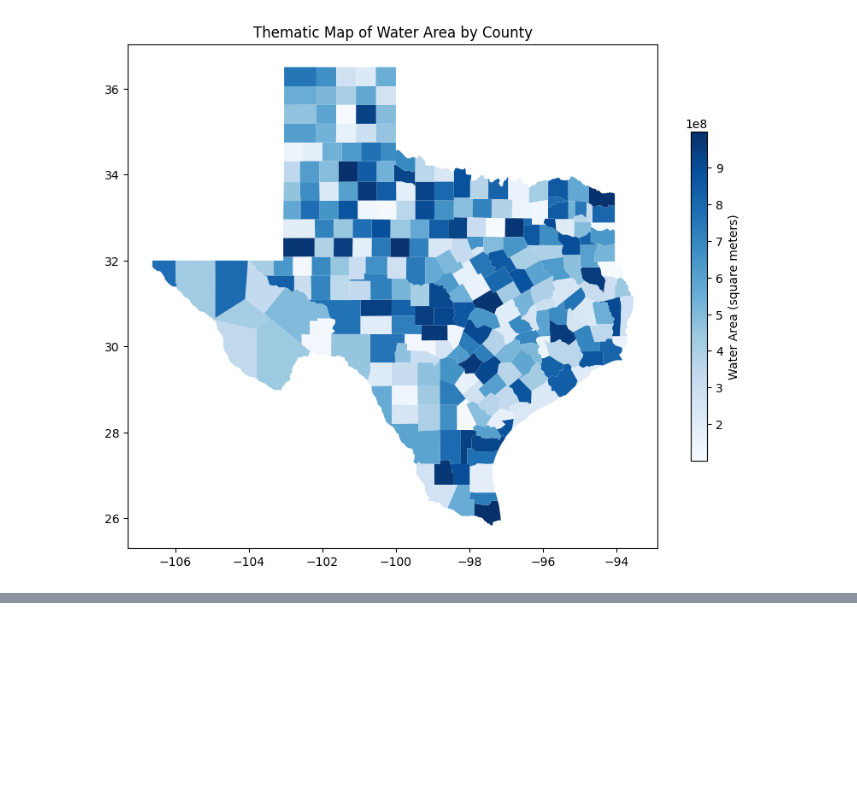
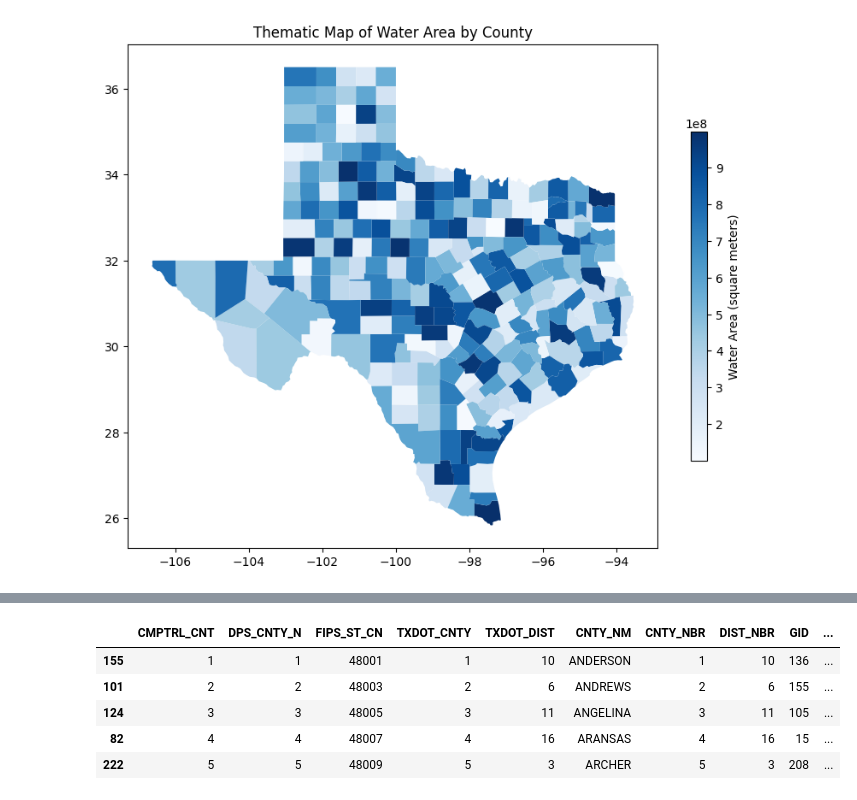
Before and after one commit to Nemipatel210/Texas-AgroSpatial-Intelligence, a Jupyter notebook: ps1_GIS.ipynb, the cells around one changed output, grey strips where cells are left out. Cells and saved outputs as stored; diff of their text form; code cells hidden in the pictures; blank space fills up the shorter version.

```diff
--- a/ps1_GIS.ipynb
+++ b/ps1_GIS.ipynb
@@ -345,0 +212,9 @@ Text(0.5, 1.0, 'Water District Points Overlay on County Boundaries')
+# %%
+tx.head(5)
+# %% [output]
+|  | CMPTRL_CNT | DPS_CNTY_N | FIPS_ST_CN | TXDOT_CNTY | TXDOT_DIST | CNTY_NM | CNTY_NBR | DIST_NBR | GID | ... |
+| 155 | 1 | 1 | 48001 | 1 | 10 | ANDERSON | 1 | 10 | 136 | ... |
+| 101 | 2 | 2 | 48003 | 2 | 6 | ANDREWS | 2 | 6 | 155 | ... |
+| 124 | 3 | 3 | 48005 | 3 | 11 | ANGELINA | 3 | 11 | 105 | ... |
+| 82 | 4 | 4 | 48007 | 4 | 16 | ARANSAS | 4 | 16 | 15 | ... |
+| 222 | 5 | 5 | 48009 | 5 | 3 | ARCHER | 5 | 3 | 208 | ... |
```
Also changed, not shown: parts of 44 cells of this notebook.
